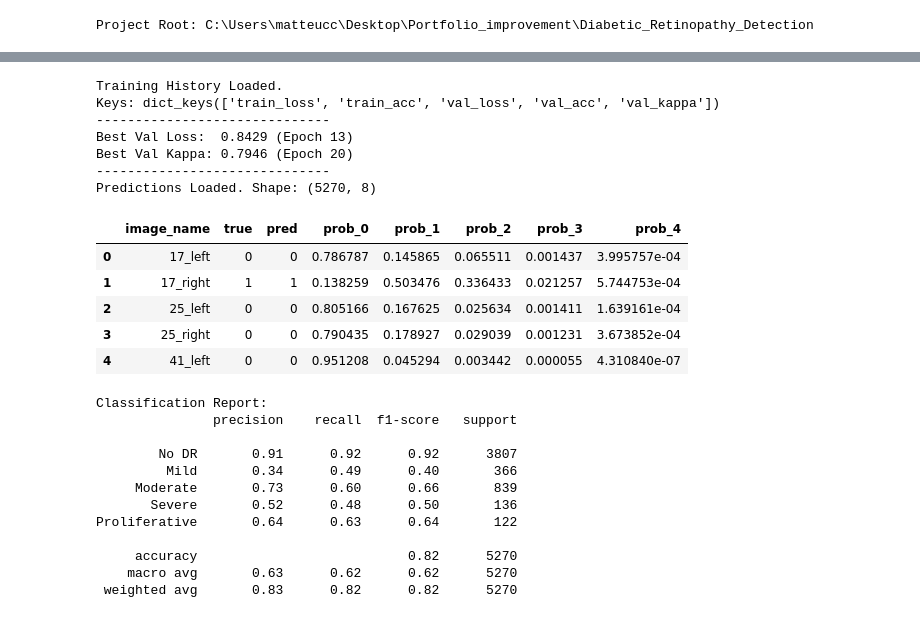
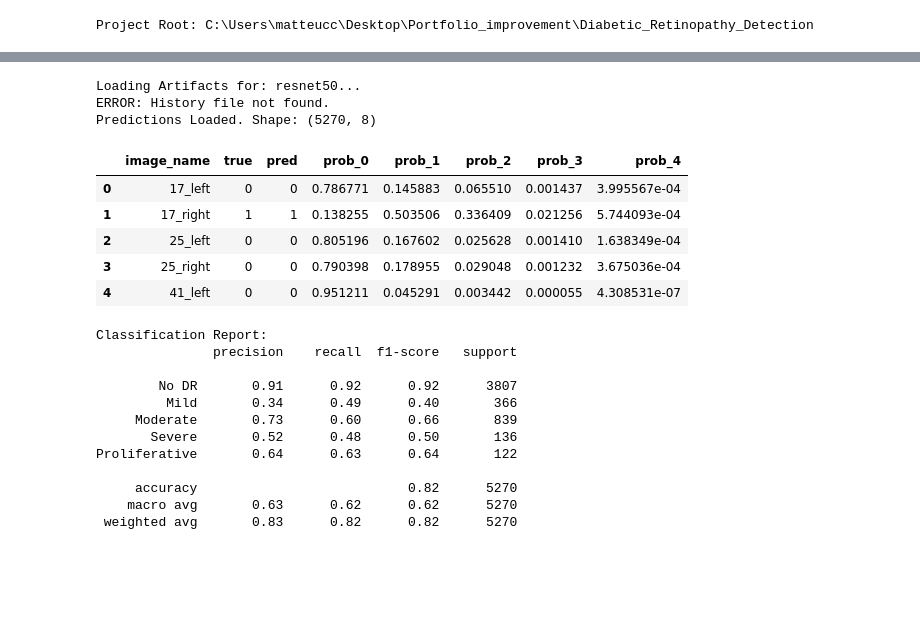
Before and after one commit to vanshgupta101106-droid/Diabetic_Retinopathy_Detection, a Jupyter notebook: notebooks/02_model_evaluation.ipynb, the cells around one changed output, grey strips where cells are left out. Drawn from its saved outputs; the diff is of its cells as text; code cells hidden in the pictures; blank space fills up the shorter version.

```diff
--- a/notebooks/02_model_evaluation.ipynb
+++ b/notebooks/02_model_evaluation.ipynb
@@ -100,48 +113,52 @@ Found existing training artifacts at C:\Users\matteucc\Desktop\Portfolio_improve
 # %%
-# 4. Evaluation: Load Artifacts
+# 4. Evaluation: Load Artifacts & Plot Learning Curves
 
-# Paths to artifacts (adjust timestamp/folder if necessary)
-HISTORY_PATH = REPORTS_DIR / "training_history.joblib"
-PREDICTIONS_PATH = REPORTS_DIR / "predictions.csv"
+print(f"Loading Artifacts for: {MODEL_NAME}...")
+# Note: HISTORY_PATH and PREDICTIONS_PATH are set in the previous cell.
 
 # Load History
 if HISTORY_PATH.exists():
     history = joblib.load(HISTORY_PATH)
     print("Training History Loaded.")
     print(f"Keys: {history.keys()}")
 
     # Quick Summary of Best Epochs
     best_loss_idx = np.argmin(history['val_loss'])
     best_kappa_idx = np.argmax(history.get('val_kappa', [-1]))
 
     print("-" * 30)
     print(f"Best Val Loss:  {history['val_loss'][best_loss_idx]:.4f} (Epoch {best_loss_idx+1})")
     print(f"Best Val Kappa: {history.get('val_kappa', [0])[best_kappa_idx]:.4f} (Epoch {best_kappa_idx+1})")
     print("-" * 30)
+
+    # Plot Learning Curves
+    plot_learning_curves(
+        history,
+        save_folder="evaluation",
+        title_prefix=f"{MODEL_NAME}_"
+    )
+    plt.show()
+
 else:
     print("ERROR: History file not found.")
 
 # Load Predictions
 if PREDICTIONS_PATH.exists():
     preds_df = pd.read_csv(PREDICTIONS_PATH)
     print(f"Predictions Loaded. Shape: {preds_df.shape}")
     display(preds_df.head())
 else:
     print("ERROR: Predictions file not found.")
 # %% [output]
-Training History Loaded.
-Keys: dict_keys(['train_loss', 'train_acc', 'val_loss', 'val_acc', 'val_kappa'])
-------------------------------
-Best Val Loss:  0.8429 (Epoch 13)
-Best Val Kappa: 0.7946 (Epoch 20)
-------------------------------
+Loading Artifacts for: resnet50...
+ERROR: History file not found.
 Predictions Loaded. Shape: (5270, 8)
 |  | image_name | true | pred | prob_0 | prob_1 | prob_2 | prob_3 | prob_4 |
-| 0 | 17_left | 0 | 0 | 0.786787 | 0.145865 | 0.065511 | 0.001437 | 3.995757e-04 |
-| 1 | 17_right | 1 | 1 | 0.138259 | 0.503476 | 0.336433 | 0.021257 | 5.744753e-04 |
-| 2 | 25_left | 0 | 0 | 0.805166 | 0.167625 | 0.025634 | 0.001411 | 1.639161e-04 |
-| 3 | 25_right | 0 | 0 | 0.790435 | 0.178927 | 0.029039 | 0.001231 | 3.673852e-04 |
-| 4 | 41_left | 0 | 0 | 0.951208 | 0.045294 | 0.003442 | 0.000055 | 4.310840e-07 |
+| 0 | 17_left | 0 | 0 | 0.786771 | 0.145883 | 0.065510 | 0.001437 | 3.995567e-04 |
+| 1 | 17_right | 1 | 1 | 0.138255 | 0.503506 | 0.336409 | 0.021256 | 5.744093e-04 |
+| 2 | 25_left | 0 | 0 | 0.805196 | 0.167602 | 0.025628 | 0.001410 | 1.638349e-04 |
+| 3 | 25_right | 0 | 0 | 0.790398 | 0.178955 | 0.029048 | 0.001232 | 3.675036e-04 |
+| 4 | 41_left | 0 | 0 | 0.951211 | 0.045291 | 0.003442 | 0.000055 | 4.308531e-07 |
 # %%
 # 6. Confusion Matrix & Detailed Metrics
 # Visualize the confusion matrix to see where the model is struggling.
```
Also changed, not shown: parts of 5 cells of this notebook, 6 other files.
